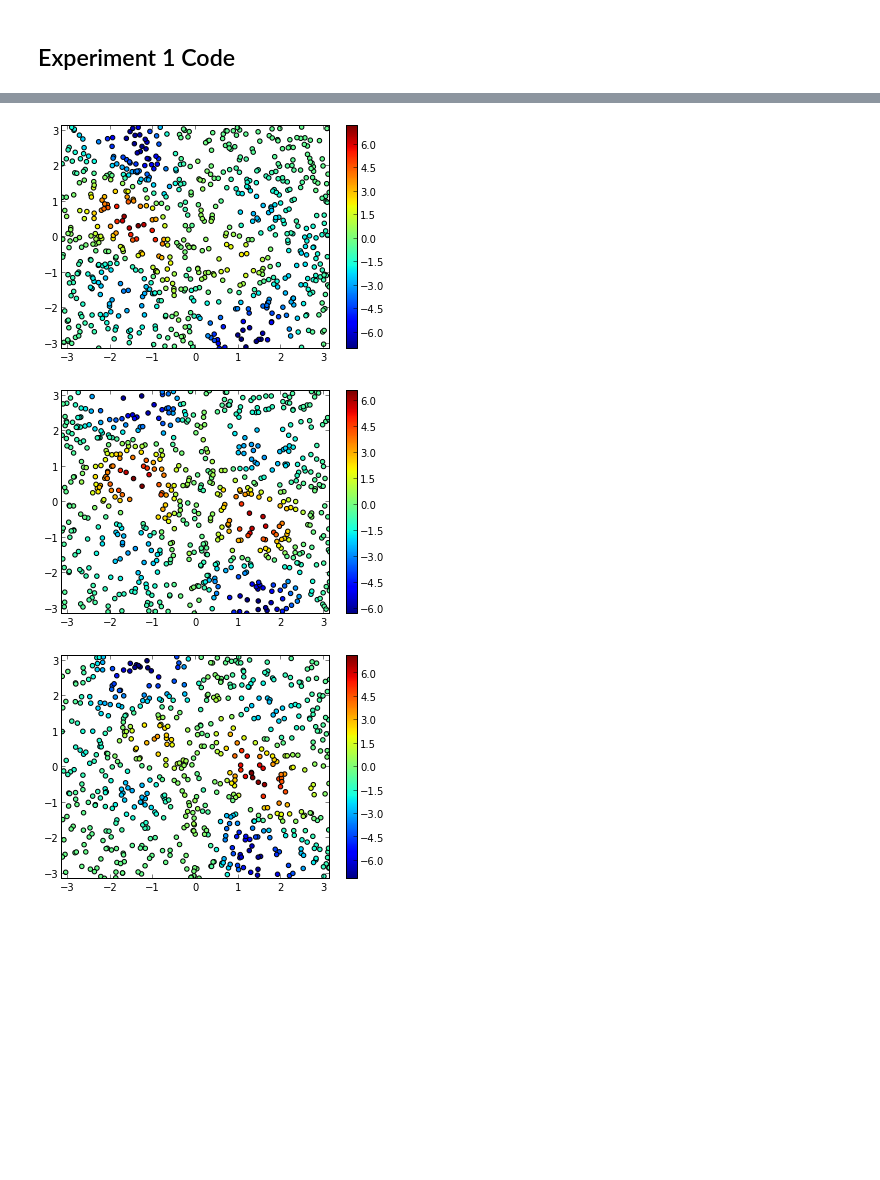
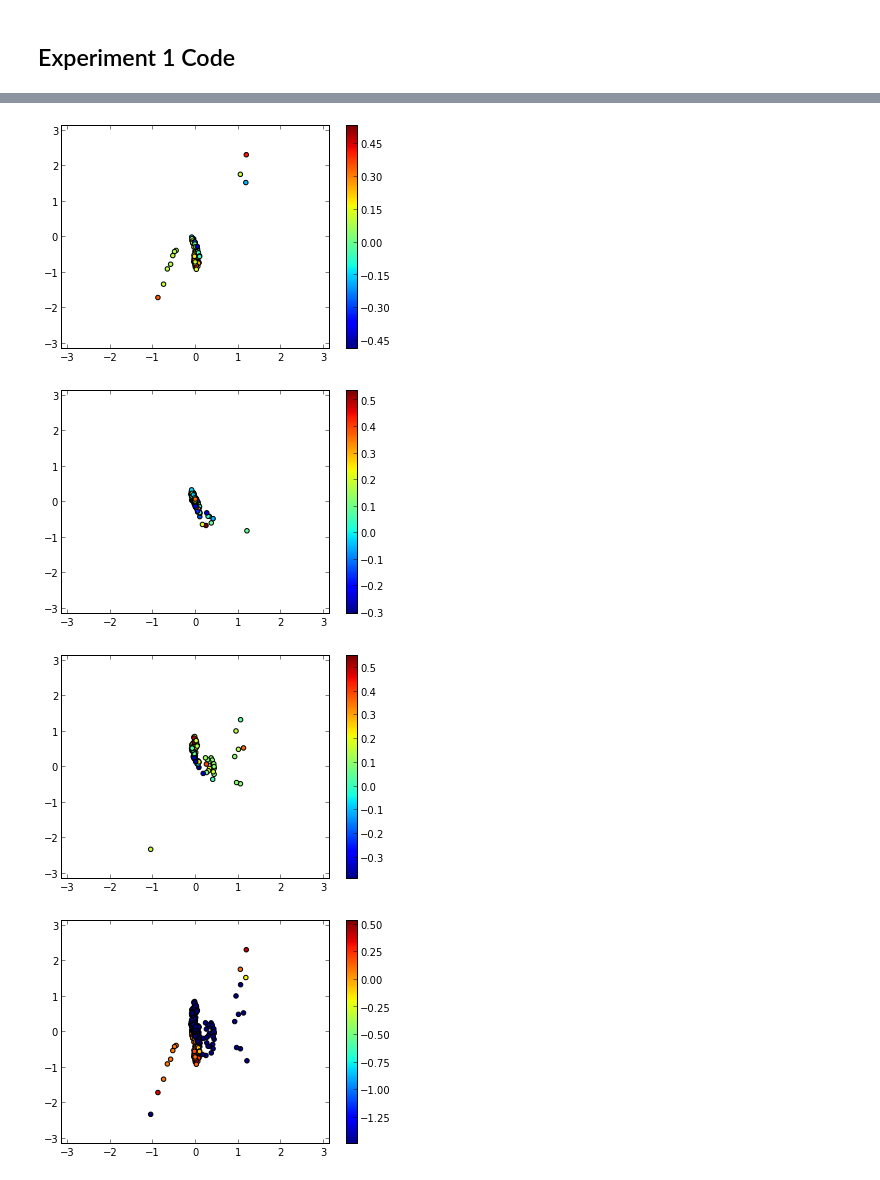
Before and after one commit to edouardklein/RL-and-IRL, a Jupyter notebook: Exp1.ipynb, the cells around one changed output, grey strips where cells are left out. Saved outputs shown, nothing was run; the diff lists cells and outputs as text; code cells hidden in the pictures; blank space fills up the shorter version.

```diff
--- a/Exp1.ipynb
+++ b/Exp1.ipynb
@@ -462,16 +274,0 @@ LSPI, iter :31, diff : 17.1283412125
-# %%
-states = rand(1000,2)*6-3
-actions = policy(states)
-data = hstack([states,actions])
-classifier = get_structured_classifier_for_SCI(2, inverted_pendulum_phi, 30, ACTION_SPACE)
-classif_rule,score = classifier(data)
-data_0 = array([l for l in data if l[2]==0.])
-data_1 = array([l for l in data if l[2]==1.])
-data_2 = array([l for l in data if l[2]==2.])
-inverted_pendulum_plot_policy(policy)
-plot(data_0[:,0],data_0[:,1],ls='',marker='o')
-plot(data_1[:,0],data_1[:,1],ls='',marker='o')
-plot(data_2[:,0],data_2[:,1],ls='',marker='o')
-inverted_pendulum_plot_policy( classif_rule )
-two_args_score = lambda p,s: score(zip_stack(p,s,squeeze(classif_rule(zip_stack(p,s)))))
-inverted_pendulum_plot(two_args_score)
@@ -583,43 +376,40 @@ inverted_pendulum_plot(q_2)
 # %%
-#On  continue CSI
-s = data_regress[:,0:s_dim]
-a = data_regress[:,s_dim:s_dim+1].reshape(column_shape)
-sa = data_regress[:,0:s_dim+1]
-s_dash = data_regress[:,s_dim+1:s_dim+1+s_dim]
+#Données pour la regression
+column_shape = (len(traj),1)
+s = traj[:,0:2]
+a = traj[:,2].reshape(column_shape)
+sa = traj[:,0:3]
+s_dash = traj[:,3:5]
 a_dash = pi_c(s_dash).reshape(column_shape)
 sa_dash = hstack([s_dash,a_dash])
-hat_r = (q(sa)-gamma*q(sa_dash)).reshape(column_shape)
+hat_r = (q(sa)-GAMMA*q(sa_dash)).reshape(column_shape)
 r_min = min(hat_r)-1.*ones(column_shape)
 #Plot des samples hat_r Pour chacune des 3 actions
 sar = hstack([sa,hat_r])
 for action in ACTION_SPACE:
     sr = array([l for l in sar if l[2]==action])
     axis([-pi,pi,-pi,pi])
     scatter(sr[:,0],sr[:,1],s=20,c=sr[:,3], marker = 'o', cmap = cm.jet );
     colorbar()
     figure()
-#On continue SCI
-
 ##Avec l'heuristique :
-#regression_input_matrices = [hstack([s,action*ones(column_shape)]) for action in A]
-#def add_output_column( reg_mat ):
-#    actions = reg_mat[:,-1].reshape(column_shape)
-#    hat_r_bool_table = array(actions==a)
-#    r_min_bool_table = array(hat_r_bool_table==False) #"not hat_r_bool_table" does not work as I expected
-#    output_column = hat_r_bool_table*hat_r+r_min_bool_table*r_min
-#    return hstack([reg_mat,output_column])
-#regression_matrix = vstack(map(add_output_column,regression_input_matrices))
+regression_input_matrices = [hstack([s,action*ones(column_shape)]) for action in ACTION_SPACE]
+def add_output_column( reg_mat ):
+    actions = reg_mat[:,-1].reshape(column_shape)
+    hat_r_bool_table = array(actions==a)
+    r_min_bool_table = array(hat_r_bool_table==False) #"not hat_r_bool_table" does not work as I expected
+    output_column = hat_r_bool_table*hat_r+r_min_bool_table*r_min
+    return hstack([reg_mat,output_column])
+regression_matrix = vstack(map(add_output_column,regression_input_matrices))
 #On plotte les mêmes données que juste précedemment, mais avec l'heuristique en prime
-#for action in ACTION_SPACE:
-#    sr = array([l for l in regression_matrix if l[2]==action])
-#    axis([-pi,pi,-pi,pi])
-#    scatter(sr[:,0],sr[:,1],s=20,c=sr[:,3], marker = 'o', cmap = cm.jet );
-#    colorbar()
-#    figure()
-
-##Sans heuristique :
-regression_matrix=sar
+for action in ACTION_SPACE:
+    sr = array([l for l in regression_matrix if l[2]==action])
+    axis([-pi,pi,-pi,pi])
+    scatter(sr[:,0],sr[:,1],s=20,c=sr[:,3], marker = 'o', cmap = cm.jet );
+    colorbar()
+    figure()
 # %% [output]
-[figure, old version]
+[figure, new version]
-[figure, old version]
+[figure, new version]
-[figure, old version]
+[figure, new version]
+[figure, added]
```
Also changed, not shown: parts of 29 cells of this notebook, 2 other files.
